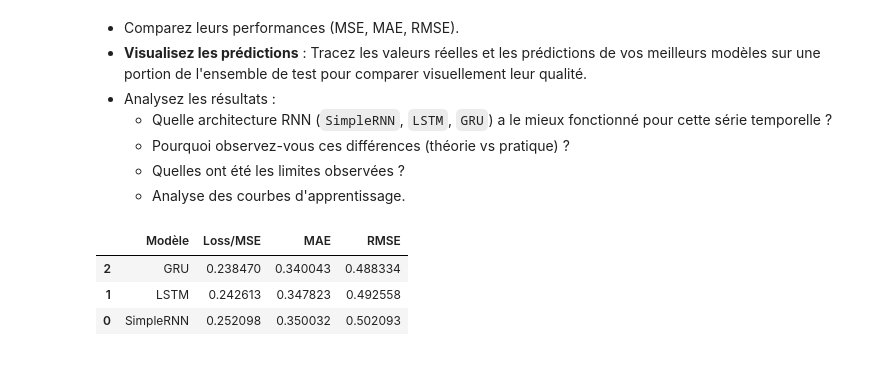
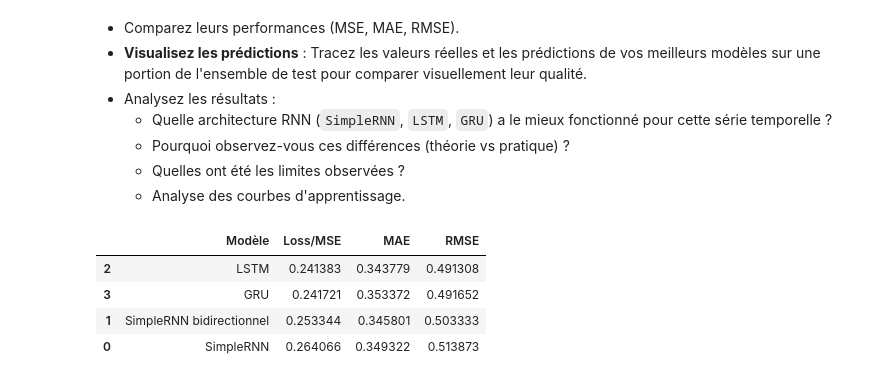
Before and after one commit to justinFransolet/MASI4_Framework_Machine_Learning, a Jupyter notebook: notebook.ipynb, the cells around one changed output. Drawn from its saved outputs; the diff is of its cells as text; code cells hidden in the pictures.

```diff
--- a/notebook.ipynb
+++ b/notebook.ipynb
@@ -546,7 +592,18 @@ history_simple_rnn = simple_rnn_baseline.fit(
     verbose=1
 )
 
+# --- Entraînement SimpleRNN bidirectionnel ---
 
+print("Compilation Simple RNN bidirectionnel :")
+simple_rnn_bidirectional = compile_model(simple_rnn_bidirectional)
+
+history_simple_rnn_bidirectional = simple_rnn_bidirectional.fit(
+    train_ds,
+    validation_data=val_ds,
+    epochs=20,
+    callbacks=get_callbacks("simple_rnn_bidirectional"),
+    verbose=1
+)
 
 # --- Entraînement LSTM ---
 
@@ -607,26 +664,30 @@ Epoch 17/20
 # %%
 # --- Évaluation des modèles sur le test ---
 simple_rnn_test_metrics = simple_rnn_baseline.evaluate(test_ds, verbose=0)
+simple_rnn_bidirectional_test_metrics = simple_rnn_bidirectional.evaluate(test_ds, verbose=0)
+
 lstm_test_metrics = lstm_model.evaluate(test_ds, verbose=0)
 gru_test_metrics = gru_model.evaluate(test_ds, verbose=0)
 
 results_comparison = pd.DataFrame(
     [
         ["SimpleRNN", *simple_rnn_test_metrics],
+        ["SimpleRNN bidirectionnel", *simple_rnn_bidirectional_test_metrics],
         ["LSTM", *lstm_test_metrics],
         ["GRU", *gru_test_metrics],
     ],
-    columns= pd.Index(["Modèle", "Loss/MSE", "MAE", "RMSE"])
+    columns=pd.Index(["Modèle", "Loss/MSE", "MAE", "RMSE"])
 )
 
 results_comparison = results_comparison.sort_values("RMSE")
 
 display(results_comparison)
 # %% [output]
 |  | Modèle | Loss/MSE | MAE | RMSE |
-| 2 | GRU | 0.238470 | 0.340043 | 0.488334 |
-| 1 | LSTM | 0.242613 | 0.347823 | 0.492558 |
-| 0 | SimpleRNN | 0.252098 | 0.350032 | 0.502093 |
+| 2 | LSTM | 0.241383 | 0.343779 | 0.491308 |
+| 3 | GRU | 0.241721 | 0.353372 | 0.491652 |
+| 1 | SimpleRNN bidirectionnel | 0.253344 | 0.345801 | 0.503333 |
+| 0 | SimpleRNN | 0.264066 | 0.349322 | 0.513873 |
 # %%
 def plot_learning_curves(history, model_name):
     # Conversion de l'historique en DataFrame
```
Also changed, not shown: parts of 7 cells of this notebook, 4 other files.
